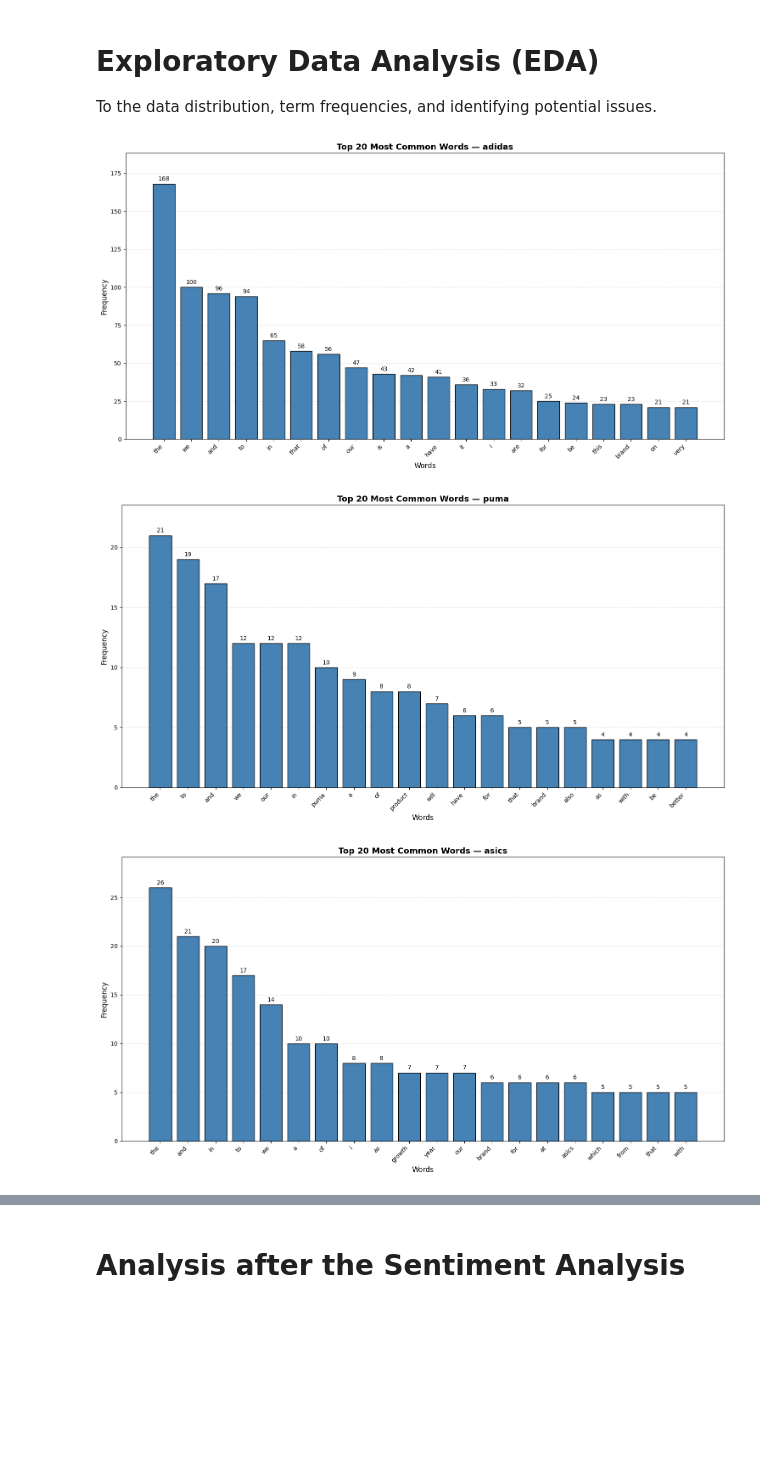
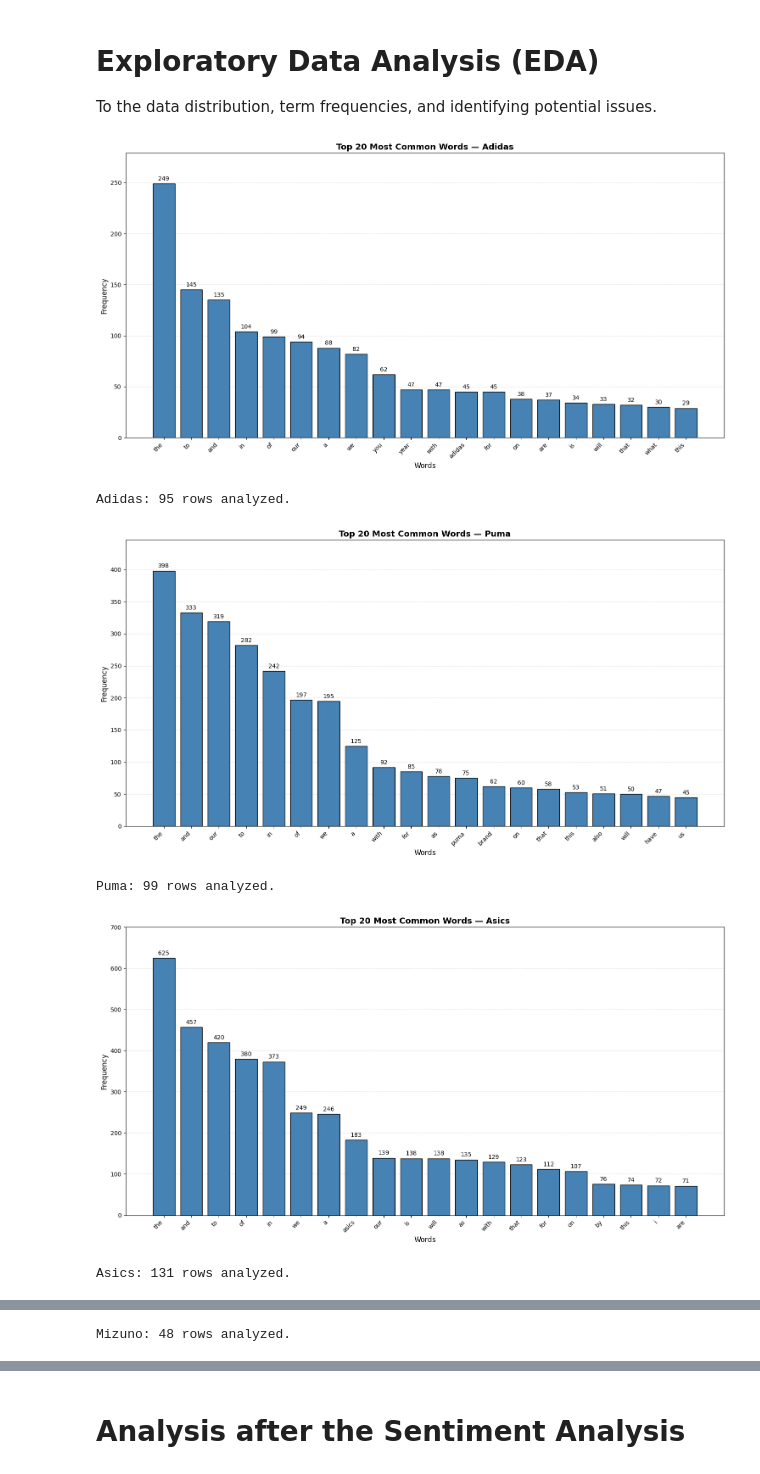
Before and after one commit to sawiDR/CEOCommunication, a Jupyter notebook: notebook/01_data_preparation.ipynb, the cells around one changed output, grey strips where cells are left out. Saved outputs shown, nothing was run; the diff lists cells and outputs as text; code cells hidden in the pictures; blank space fills up the shorter version.

```diff
--- a/notebook/01_data_exploration.ipynb
+++ b/notebook/01_data_preparation.ipynb
@@ -12,10 +72,21 @@ data_mizuno = pd.read_excel("../data/dataset.xlsx", sheet_name="mizuno")
 # Exploratory Data Analysis (EDA)
 To the data distribution, term frequencies, and identifying potential issues.
 # %%
+
 import re
 import matplotlib.pyplot as plt
 from collections import Counter
 
+import pandas as pd
+import openpyxl
+
+# 1. Load the correct Excel file for each company
+data_adidas = pd.read_excel("../data/preparation/adidas.xlsx", sheet_name="Sheet1")
+data_puma = pd.read_excel("../data/preparation/puma.xlsx", sheet_name="Sheet1")
+data_asics = pd.read_excel("../data/preparation/asics.xlsx", sheet_name="Sheet1")
+data_mizuno = pd.read_excel("../data/preparation/mizuno.xlsx", sheet_name="Sheet1")
+
+# 2. Store datasets by company
 datasets = {
     "adidas": data_adidas,
     "puma": data_puma,
@@ -23,56 +94,81 @@ datasets = {
     "mizuno": data_mizuno,
 }
 
+# 3. Filter text types and calculate the 20 most common words
 for company, data in datasets.items():
-    # Work on a copy so the original dataset stays unchanged
+
+    # Work on a copy
     df = data.copy()
 
-    # Exclude interviewer questions when analyzing CEO language
-    if "Communication_type" in df.columns:
-        question_rows = (
-            df["Communication_type"]
+    # Keep only body_text and question rows
+    if "Text_type" in df.columns:
+        selected_rows = (
+            df["Text_type"]
             .astype("string")
             .str.strip()
             .str.lower()
-            .isin(["interview_question", "question"])
+            .isin(["body_text", "question"])
         )
-        df = df.loc[~question_rows]
 
-    # Combine text, lowercase, and remove punctuation from word counts
+        df = df.loc[selected_rows].copy()
+    else:
+        print(f"Warning: Text_type column not found for {company}.")
+        continue
+
+    # Check that the Text column exists
+    if "Text" not in df.columns:
+        print(f"Warning: Text column not found for {company}.")
+        continue
+
+    # Combine text, convert to lowercase, and extract words
     text = " ".join(df["Text"].dropna().astype(str))
     all_words = re.findall(r"\b[a-z]+(?:['’][a-z]+)*\b", text.lower())
 
+    # Get the 20 most common words
     common_words = Counter(all_words).most_common(20)
 
     if not common_words:
         print(f"No words found for {company}.")
         continue
 
     words, counts = zip(*common_words)
 
+    # 4. Plot the results
     fig, ax = plt.subplots(figsize=(15, 8))
-    bars = ax.bar(words, counts, color="steelblue", edgecolor="black")
+
+    bars = ax.bar(
+        words,
+        counts,
+        color="steelblue",
+        edgecolor="black"
+    )
 
     ax.set_title(
-        f"Top 20 Most Common Words — {company}",
+        f"Top 20 Most Common Words — {company.capitalize()}",
         fontsize=14,
         fontweight="bold",
     )
+
     ax.set_xlabel("Words", fontsize=12)
     ax.set_ylabel("Frequency", fontsize=12)
 
     ax.bar_label(bars, padding=3, fontsize=10)
     ax.margins(y=0.12)
     ax.tick_params(axis="x", rotation=45)
     plt.setp(ax.get_xticklabels(), ha="right")
 
     ax.set_axisbelow(True)
     ax.grid(axis="y", linestyle="--", alpha=0.4)
 
     fig.tight_layout()
     plt.show()
     plt.close(fig)
+
+    print(f"{company.capitalize()}: {len(df)} rows analyzed.")
 # %% [output]
-[figure, old version]
+[figure, new version]
+Adidas: 95 rows analyzed.
-[figure, old version]
+[figure, new version]
+Puma: 99 rows analyzed.
-[figure, old version]
+[figure, new version]
+Asics: 131 rows analyzed.
@@ -79,0 +176 @@ for company, data in datasets.items():
+Mizuno: 48 rows analyzed.
```
Also changed, not shown: parts of 10 cells of this notebook, 10 other files.
